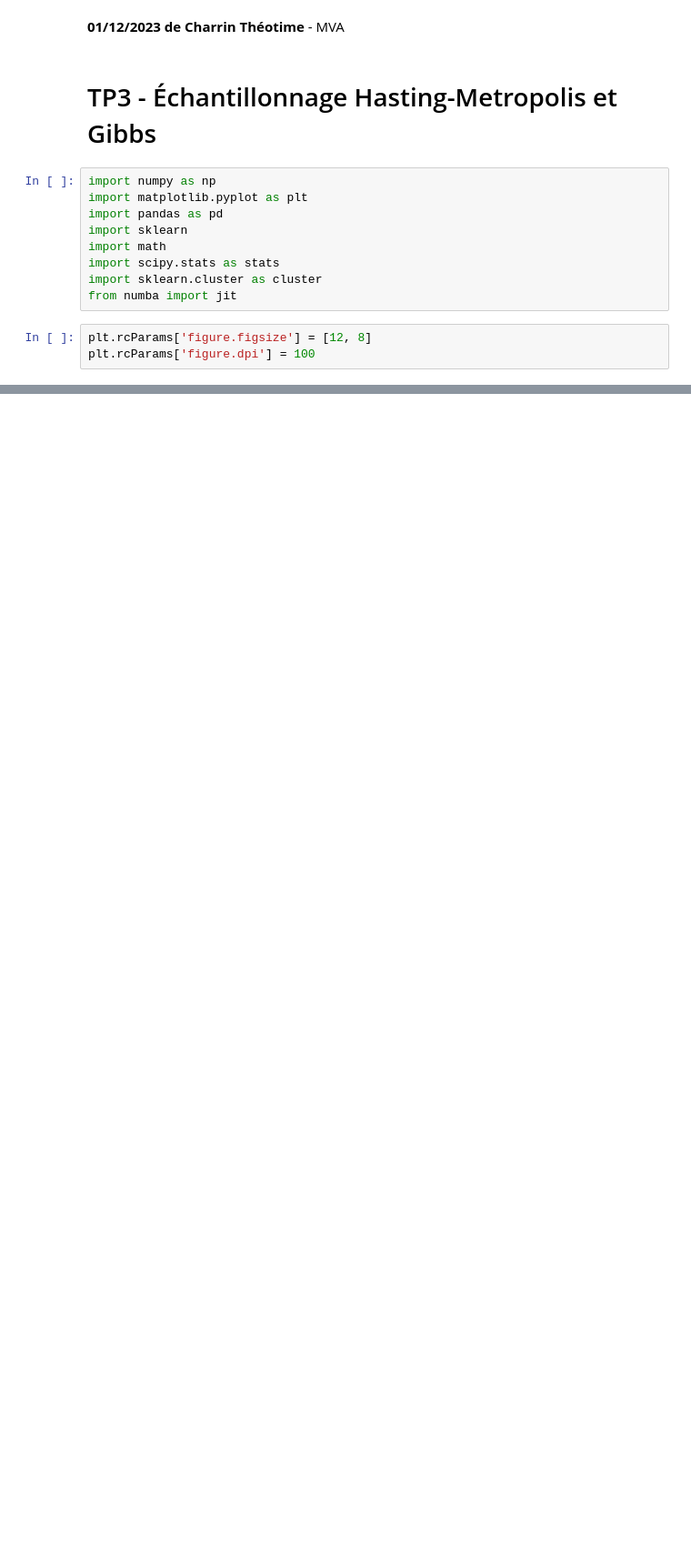
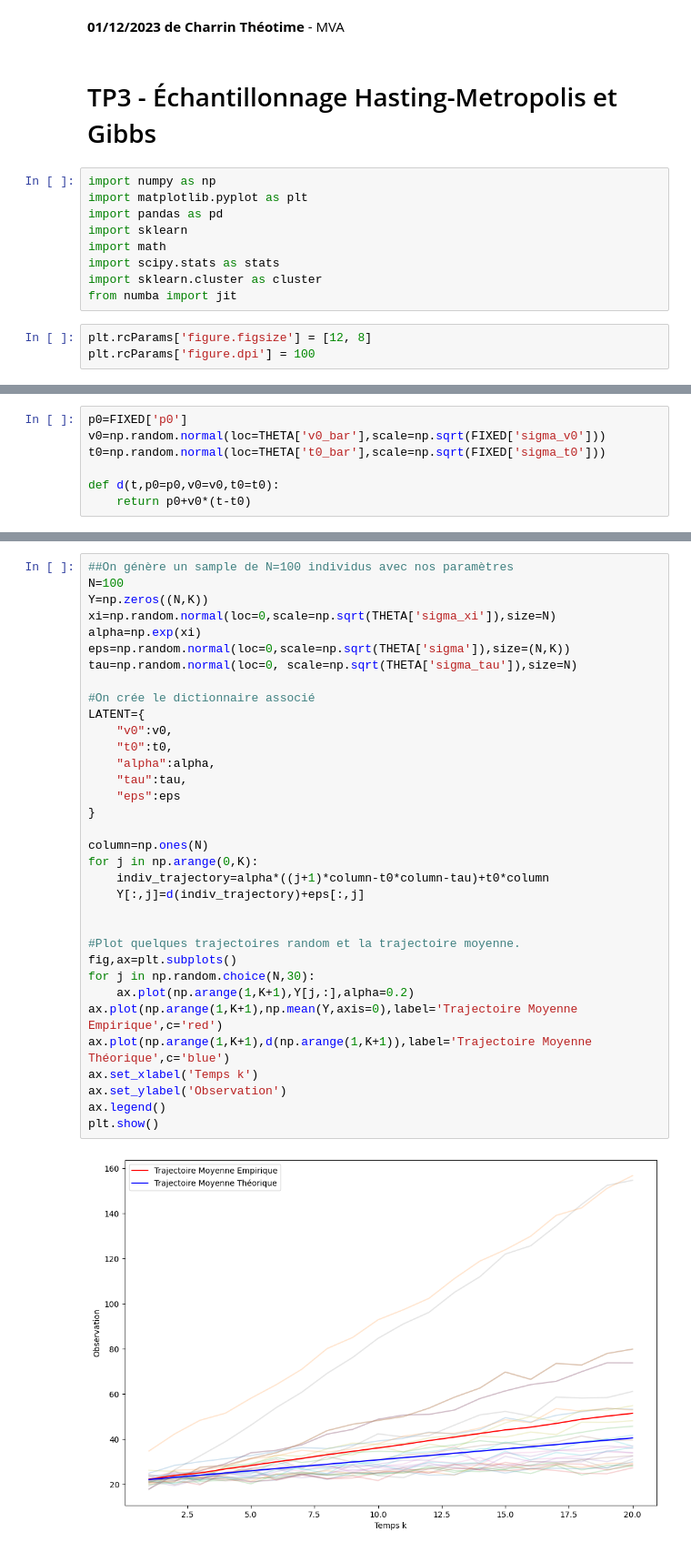
Before and after one commit to theodchrn/MVA_Courses, a Jupyter notebook: CompStats/HW3/HW3_DECHARRIN_Gibbs.ipynb, the cells around one changed output, grey strips where cells are left out. Shown: that part at 91% size. Cells and saved outputs as stored; diff of their text form; blank space fills up the shorter version.

```diff
--- a/CompStats/HW3/HW3_DECHARRIN_Gibbs.ipynb
+++ b/CompStats/HW3/HW3_DECHARRIN_Gibbs.ipynb
@@ -28,0 +56,7 @@ def discrete_db(p,niter,values=None):
+# %%
+p0=FIXED['p0']
+v0=np.random.normal(loc=THETA['v0_bar'],scale=np.sqrt(FIXED['sigma_v0']))
+t0=np.random.normal(loc=THETA['t0_bar'],scale=np.sqrt(FIXED['sigma_t0']))
+
+def d(t,p0=p0,v0=v0,t0=t0):
+    return p0+v0*(t-t0)
@@ -28,0 +70,36 @@ def discrete_db(p,niter,values=None):
+# %%
+##On génère un sample de N=100 individus avec nos paramètres
+N=100
+Y=np.zeros((N,K))
+xi=np.random.normal(loc=0,scale=np.sqrt(THETA['sigma_xi']),size=N)
+alpha=np.exp(xi)
+eps=np.random.normal(loc=0,scale=np.sqrt(THETA['sigma']),size=(N,K))
+tau=np.random.normal(loc=0, scale=np.sqrt(THETA['sigma_tau']),size=N)
+
+#On crée le dictionnaire associé
+LATENT={
+    "v0":v0,
+    "t0":t0,
+    "alpha":alpha,
+    "tau":tau,
+    "eps":eps
+}
+
+column=np.ones(N)
+for j in np.arange(0,K):
+    indiv_trajectory=alpha*((j+1)*column-t0*column-tau)+t0*column
+    Y[:,j]=d(indiv_trajectory)+eps[:,j]
+
+
+#Plot quelques trajectoires random et la trajectoire moyenne.
+fig,ax=plt.subplots()
+for j in np.random.choice(N,30):
+    ax.plot(np.arange(1,K+1),Y[j,:],alpha=0.2)
+ax.plot(np.arange(1,K+1),np.mean(Y,axis=0),label='Trajectoire Moyenne Empirique',c='red')
+ax.plot(np.arange(1,K+1),d(np.arange(1,K+1)),label='Trajectoire Moyenne Théorique',c='blue')
+ax.set_xlabel('Temps k')
+ax.set_ylabel('Observation')
+ax.legend()
+plt.show()
+# %% [output]
+[figure, added]
```
Also changed, not shown: parts of 10 cells of this notebook, 5 other files.
